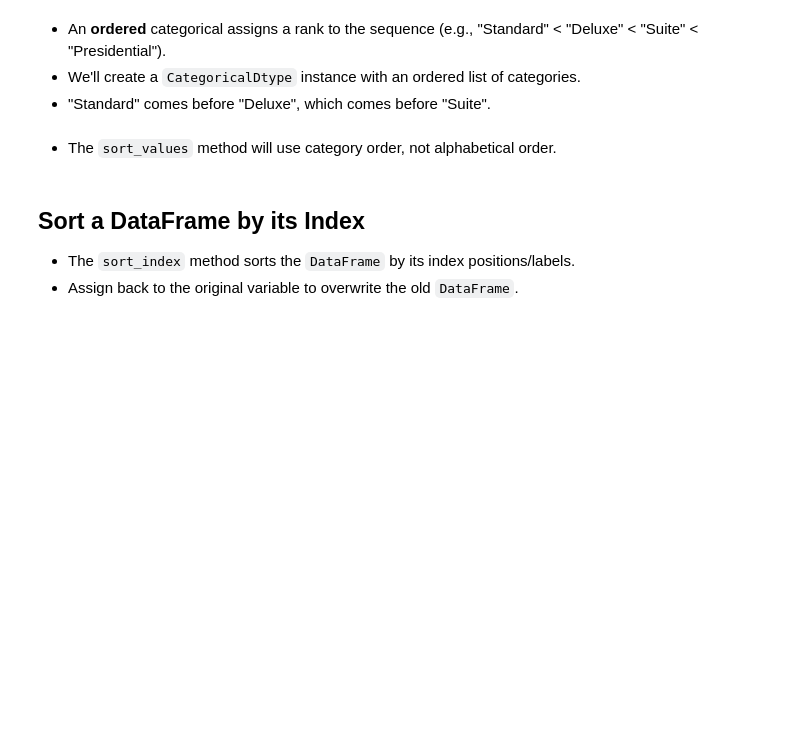
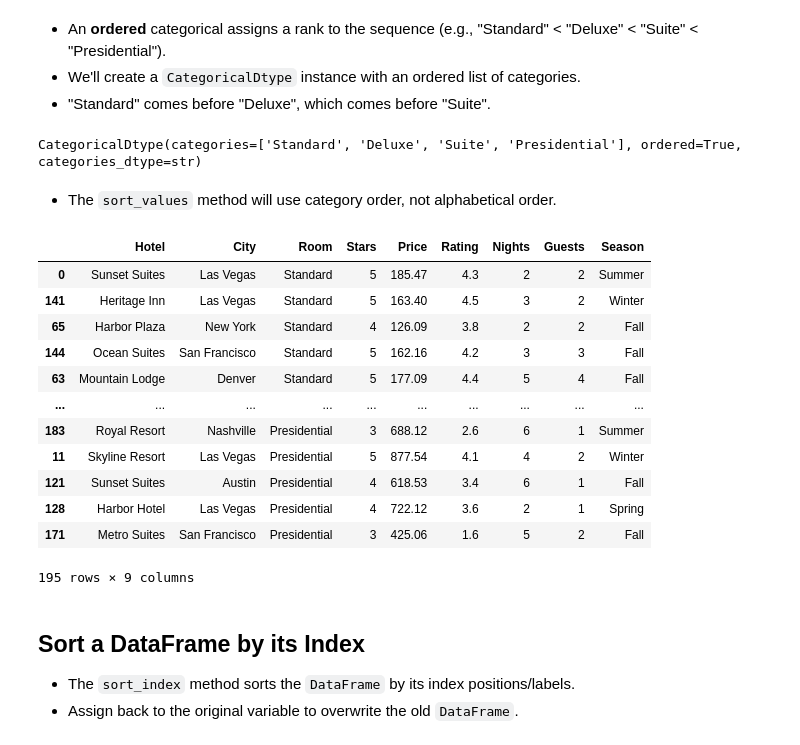
Before and after one commit to Sai-Krishna-t/data-analysis-with-pandas-and-python, a Jupyter notebook: Incomplete/04 - DataFrames I - Introduction.ipynb, the cells around one changed output. Saved outputs shown, nothing was run; the diff lists cells and outputs as text; code cells hidden in the pictures; blank space fills up the shorter version.

```diff
--- a/Incomplete/04 - DataFrames I - Introduction.ipynb
+++ b/Incomplete/04 - DataFrames I - Introduction.ipynb
@@ -447,8 +1711,31 @@ revenue.axes
 - An **ordered** categorical assigns a rank to the sequence (e.g., "Standard" < "Deluxe" < "Suite" < "Presidential").
 - We'll create a `CategoricalDtype` instance with an ordered list of categories.
 - "Standard" comes before "Deluxe", which comes before "Suite".
+# %%
+room_type = pd.CategoricalDtype(categories=['Standard', 'Deluxe','Suite','Presidential'], ordered=True)
+room_type
+# %% [output]
+CategoricalDtype(categories=['Standard', 'Deluxe', 'Suite', 'Presidential'], ordered=True, categories_dtype=str)
+# %%
+hotels['Room'] = hotels['Room'].astype(room_type)
 # %% [markdown]
 - The `sort_values` method will use category order, not alphabetical order.
+# %%
+hotels.sort_values('Room')
+# %% [output]
+|  | Hotel | City | Room | Stars | Price | Rating | Nights | Guests | Season |
+| 0 | Sunset Suites | Las Vegas | Standard | 5 | 185.47 | 4.3 | 2 | 2 | Summer |
+| 141 | Heritage Inn | Las Vegas | Standard | 5 | 163.40 | 4.5 | 3 | 2 | Winter |
+| 65 | Harbor Plaza | New York | Standard | 4 | 126.09 | 3.8 | 2 | 2 | Fall |
+| 144 | Ocean Suites | San Francisco | Standard | 5 | 162.16 | 4.2 | 3 | 3 | Fall |
+| 63 | Mountain Lodge | Denver | Standard | 5 | 177.09 | 4.4 | 5 | 4 | Fall |
+| ... | ... | ... | ... | ... | ... | ... | ... | ... | ... |
+| 183 | Royal Resort | Nashville | Presidential | 3 | 688.12 | 2.6 | 6 | 1 | Summer |
+| 11 | Skyline Resort | Las Vegas | Presidential | 5 | 877.54 | 4.1 | 4 | 2 | Winter |
+| 121 | Sunset Suites | Austin | Presidential | 4 | 618.53 | 3.4 | 6 | 1 | Fall |
+| 128 | Harbor Hotel | Las Vegas | Presidential | 4 | 722.12 | 3.6 | 2 | 1 | Spring |
+| 171 | Metro Suites | San Francisco | Presidential | 3 | 425.06 | 1.6 | 5 | 2 | Fall |
+195 rows × 9 columns
 # %% [markdown]
 ## Sort a DataFrame by its Index
 - The `sort_index` method sorts the `DataFrame` by its index positions/labels.
```
Also changed, not shown: parts of 124 cells of this notebook, 5 other files.
